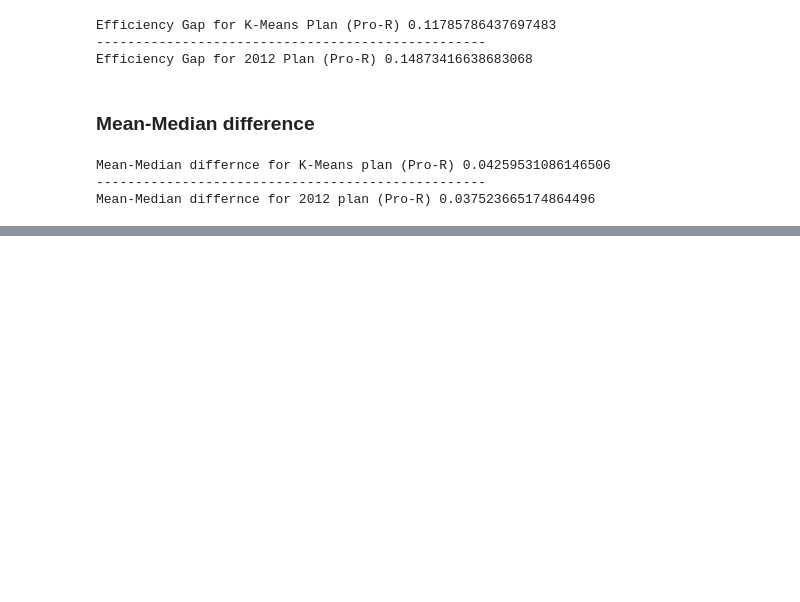
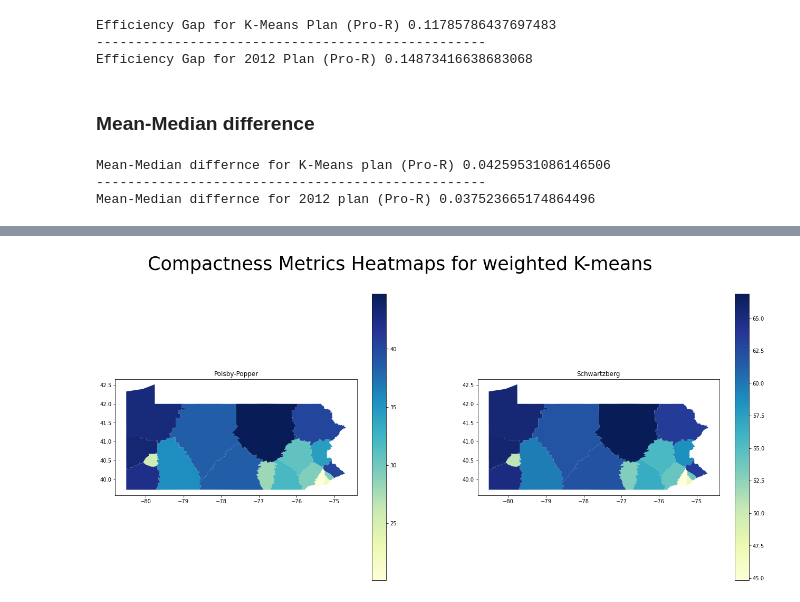
Before and after one commit to rahulmnair1997/Clustering-and-Regression-Analysis-of-Gerrymandering, a Jupyter notebook: Redistricting_by_weighted_k_means.ipynb, the cells around one changed output, grey strips where cells are left out. Saved outputs shown, nothing was run; the diff lists cells and outputs as text; code cells hidden in the pictures; blank space fills up the shorter version.

```diff
--- a/Redistricting_by_weighted_k_means.ipynb
+++ b/Redistricting_by_weighted_k_means.ipynb
@@ -609,0 +598,7 @@ Mean-Median differnce for 2012 plan (Pro-R) 0.037523665174864496
+# %%
+District = [i for i in range(0,18)]
+districts['District'] = District
+# %%
+districts['perimeter'] = perimeter
+districts['area'] = area
+districts['geometry'] = geometry
@@ -609,0 +625,16 @@ Mean-Median differnce for 2012 plan (Pro-R) 0.037523665174864496
+# %%
+# Calculating Polsby-Popper compactness metric
+def polsby(df):
+  return ((4*np.pi*df.area)/((df.perimeter)**2)) *100
+
+# Calculating Schwartzberg compactness metric
+def schwartz(df):
+  return (1/(df.perimeter/(2*math.sqrt(np.pi*df.area))))*100
+
+def convex_hull_area(df):
+  points = list(zip(*df.geometry.exterior.coords.xy))
+  hull = ConvexHull(points)
+  return hull.area
+
+def area_by_convex_hull(df):
+  return (df.area/df.convex_hull_area)*100
@@ -609,0 +746,8 @@ Mean-Median differnce for 2012 plan (Pro-R) 0.037523665174864496
+# %%
+districts['polsby'] = districts.apply(lambda x: polsby(x), axis=1)
+districts['schwartz'] = districts.apply(lambda x: schwartz(x), axis=1)
+# qaz['convex_hull_area'] = qaz.apply(lambda x: convex_hull_area(x), axis=1)
+# qaz['area/convex_hull'] = qaz.apply(lambda x: area_by_convex_hull(x), axis=1)
+# qaz['circle'] = qaz.apply(lambda x: make_circle(x), axis=1)
+# qaz['circle_area'] = [k for i,j,k in qaz.circle]
+# qaz['area/circle_area'] = qaz.apply(lambda x: area_by_circle_area(x), axis=1)
@@ -609,0 +774,13 @@ Mean-Median differnce for 2012 plan (Pro-R) 0.037523665174864496
+# %%
+fig, axs = plt.subplots(ncols=2, figsize=(20, 10))
+plt.subplots_adjust(right=1)
+axs[0].set_title("Polsby-Popper")
+axs[1].set_title("Schwartzberg")
+fig.suptitle('Compactness Metrics Heatmaps for weighted K-means', fontsize=35)
+districts.plot(ax=axs[0], color='white', linewidth=5)
+districts.plot(column='polsby',cmap='YlGnBu', legend=True, ax=axs[0])
+districts.plot(ax=axs[1], color='white', linewidth=5)
+districts.plot(column='schwartz',cmap='YlGnBu', legend=True, ax=axs[1])
+plt.show()
+# %% [output]
+[figure, added]
```
Also changed, not shown: parts of 12 cells of this notebook.
